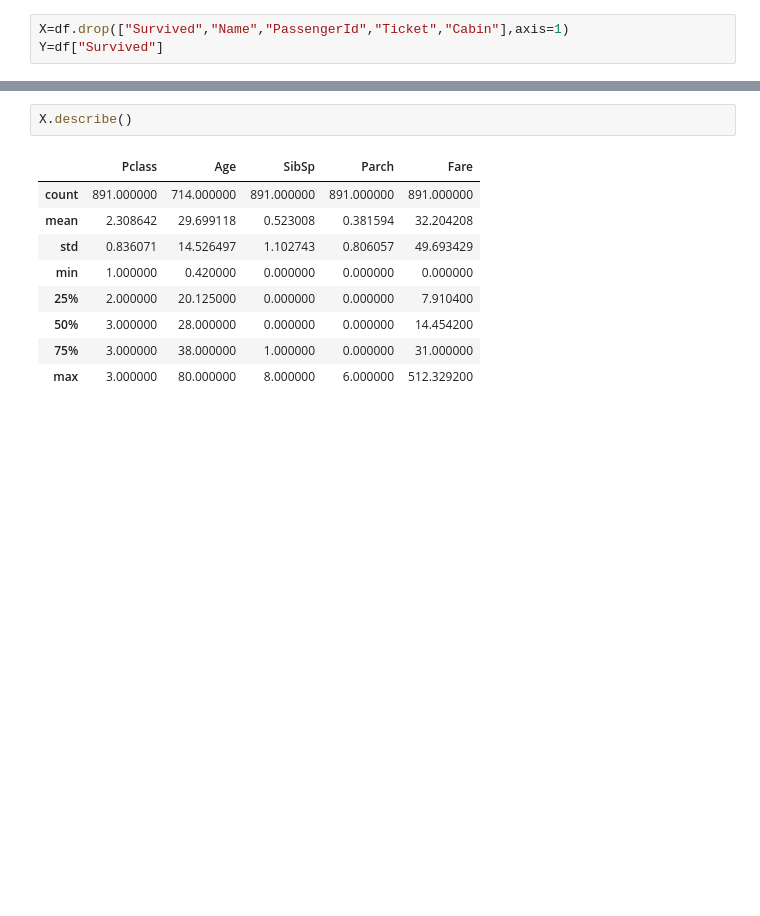
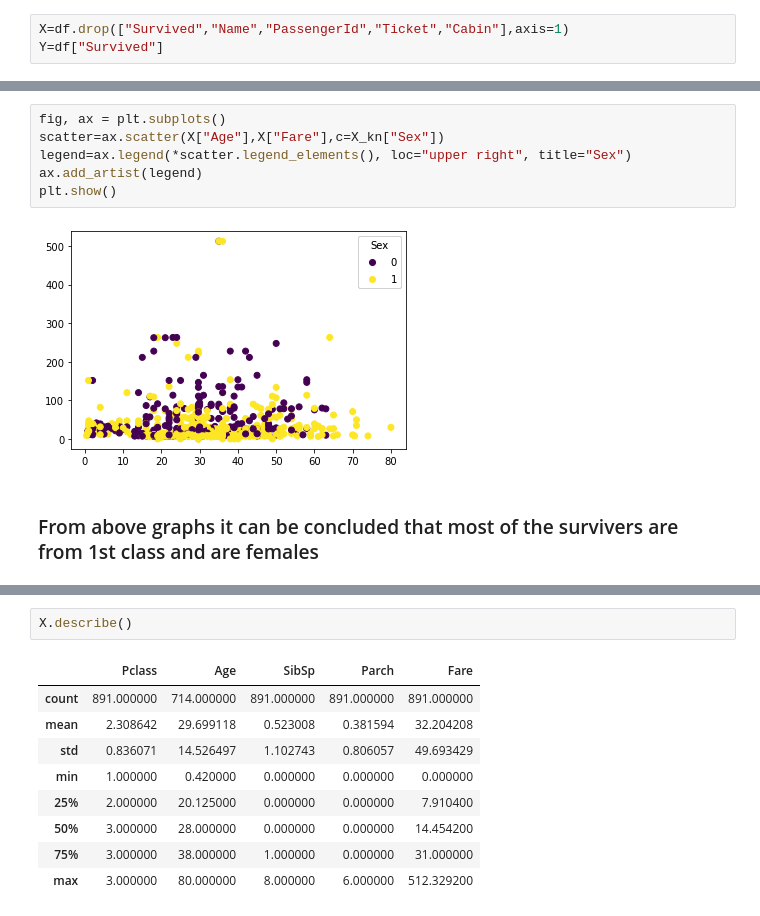
Before and after one commit to abdullahKalim/IAFSM_Notebooks, a Jupyter notebook: Naive_K-neighbours/Naive_Bayes_K_nearest_Neigbour.ipynb, the cells around one changed output, grey strips where cells are left out. Drawn from its saved outputs; the diff is of its cells as text; blank space fills up the shorter version.

```diff
--- a/Naive_K-neighbours/Naive_Bayes_K_nearest_Neigbour.ipynb
+++ b/Naive_K-neighbours/Naive_Bayes_K_nearest_Neigbour.ipynb
@@ -19,0 +52,10 @@ Y=df["Survived"]
+# %%
+fig, ax = plt.subplots()
+scatter=ax.scatter(X["Age"],X["Fare"],c=X_kn["Sex"])
+legend=ax.legend(*scatter.legend_elements(), loc="upper right", title="Sex")
+ax.add_artist(legend)
+plt.show()
+# %% [output]
+[figure, added]
+# %% [markdown]
+### From above graphs it can be concluded that most of the survivers are from 1st class and are females
```
Also changed, not shown: parts of 53 cells of this notebook.
